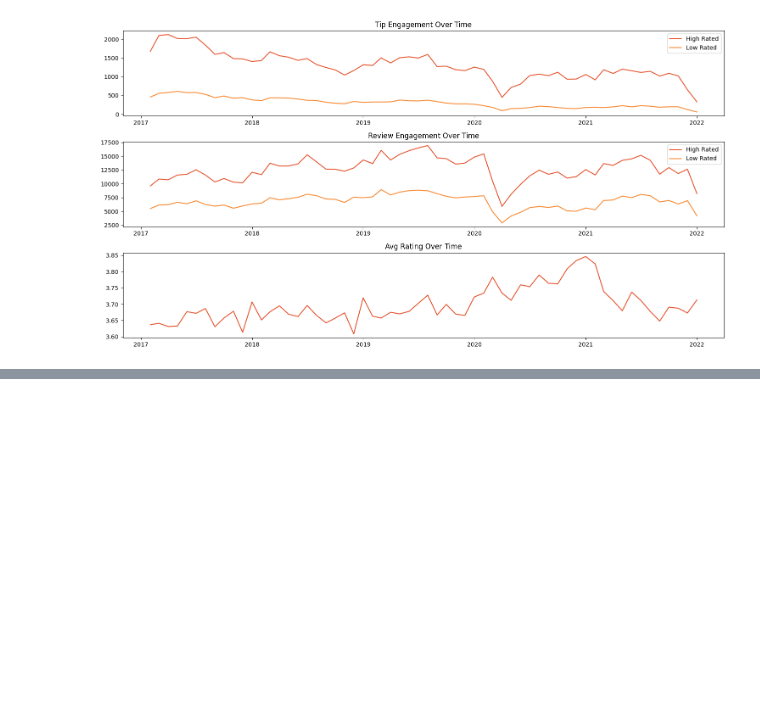
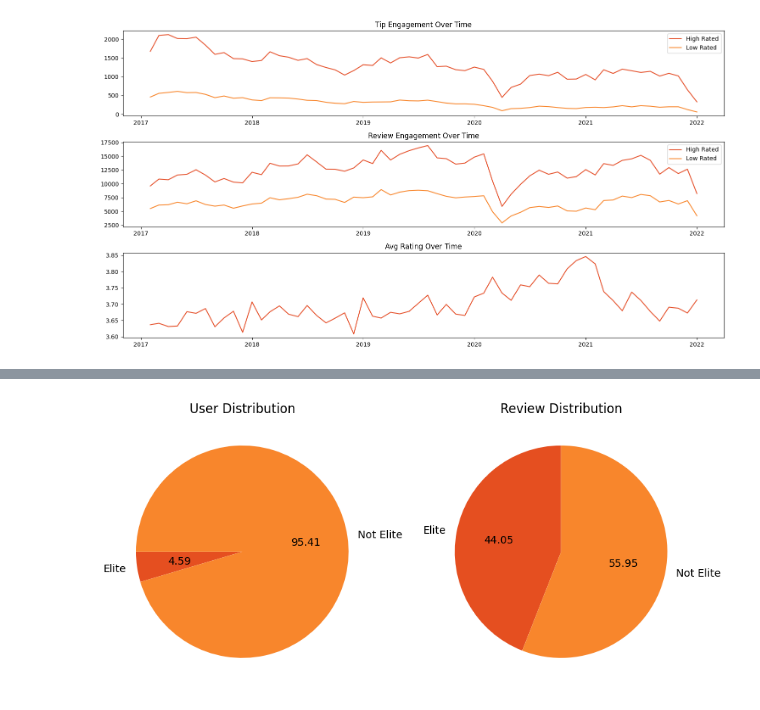
Before and after one commit to satvik231/Restautrant-Success-Analysis, a Jupyter notebook: creation.ipynb, the cells around one changed output, grey strips where cells are left out. Cells and saved outputs as stored; diff of their text form; code cells hidden in the pictures; blank space fills up the shorter version.

```diff
--- a/creation.ipynb
+++ b/creation.ipynb
@@ -668,0 +723,18 @@ plt.show()
+# %%
+# is there any difference in the engagement of elite and non elite  users
+
+elite_df = pd.read_sql_query(f"""
+SELECT
+elite,
+COUNT(*) AS row_count,
+SUM(review_count) AS total_review_count
+FROM
+(SELECT
+    CASE
+        WHEN elite = '' THEN 'Not Elite'
+        ELSE 'Elite'
+    END AS elite,
+    review_count
+FROM yelp_academic_dataset_user) AS user_elite
+GROUP BY elite
+""",conn)
@@ -668,0 +747,12 @@ plt.show()
+# %%
+plt.figure(figsize=(10,6))
+plt.subplot(1,2,1)
+plt.title('User Distribution')
+plt.pie(elite_df['row_count'],labels=elite_df['elite'],autopct='%.2f',startangle=180,colors=['#E54F20','#F8862C'])
+
+plt.subplot(1,2,2)
+plt.title('Review Distribution')
+plt.pie(elite_df['total_review_count'],labels=elite_df['elite'],autopct='%.2f',startangle=90,colors=['#E54F20','#F8862C'])
+plt.show()
+# %% [output]
+[figure, added]
```
Also changed, not shown: parts of 8 cells of this notebook.
